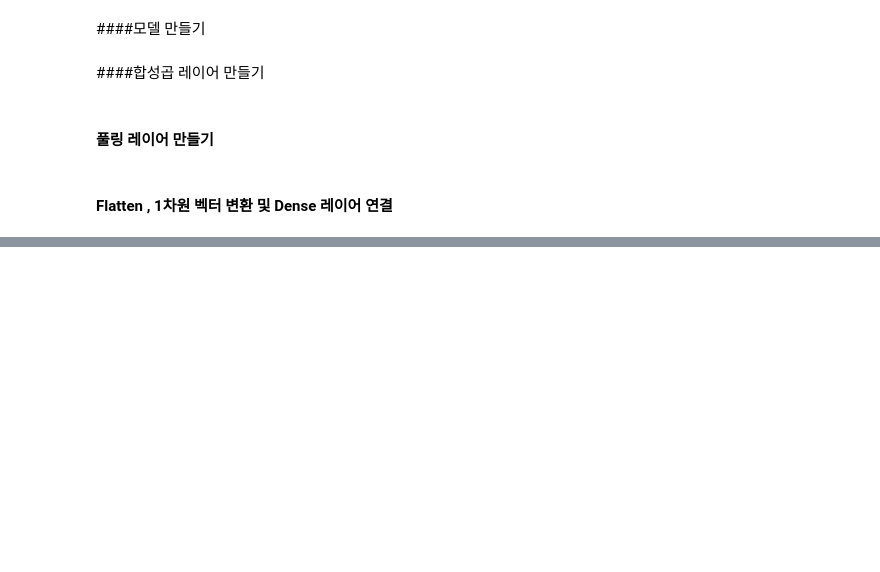
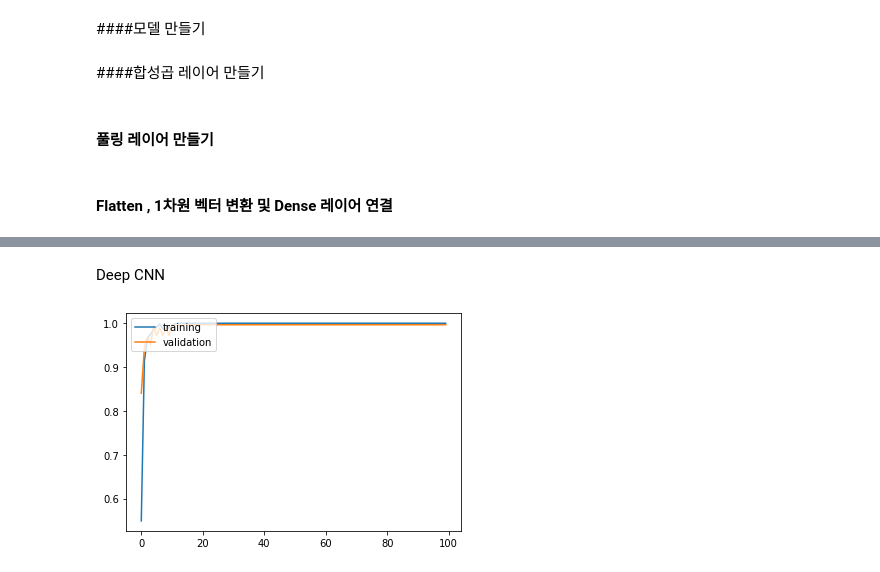
Before and after one commit to Supreme-YS/ML, a Jupyter notebook: cnn_basic_Keras.ipynb, the cells around one changed output, grey strips where cells are left out. Drawn from its saved outputs; the diff is of its cells as text; code cells hidden in the pictures; blank space fills up the shorter version.

```diff
--- a/cnn_basic_Keras.ipynb
+++ b/cnn_basic_Keras.ipynb
@@ -209,0 +210,40 @@ Test accuracy : 0.980555534362793
+# %% [markdown]
+Deep CNN
+# %%
+def deep_cnn() :
+
+    model = Sequential()
+
+    model.add( Conv2D(input_shape=(X_train.shape[1], X_train.shape[2], X_train.shape[3]), filters=50, kernel_size=(3,3), strides=(1,1), padding='same', activation='relu'))
+    model.add( Conv2D( filters=50, kernel_size=(3,3), strides=(1,1), padding='same', activation='relu'))
+    model.add( Conv2D( filters=50, kernel_size=(3,3), strides=(1,1), padding='same', activation='relu'))
+    model.add( Conv2D( filters=50, kernel_size=(3,3), strides=(1,1), padding='same', activation='relu'))
+
+    model.add( MaxPooling2D(pool_size=(2,2), padding='same'))
+
+    model.add( Conv2D( filters=50, kernel_size=(3,3), strides=(1,1), padding='same', activation='relu'))
+    model.add( Conv2D( filters=50, kernel_size=(3,3), strides=(1,1), padding='same', activation='relu'))
+
+    model.add( MaxPooling2D(pool_size=(2,2), padding='same'))
+
+    model.add( Flatten() )
+    model.add( Dense(50, activation='relu'))
+
+    model.add( Dense(10, activation='softmax'))
+
+    adam = Adam(lr = 0.001)
+    model.compile(loss = 'categorical_crossentropy', optimizer = adam, metrics=['accuracy'])
+
+    return model
+# %%
+model = deep_cnn()
+model.summary()
+# %%
+history = model.fit(X_train, y_train, batch_size = 50, validation_split=0.2, epochs=100, verbose = 0)
+# %%
+plt.plot(history.history['accuracy'])
+plt.plot(history.history['val_accuracy'])
+plt.legend(['training', 'validation'], loc = 'upper left')
+plt.show()
+# %% [output]
+[figure, added]
```
Also changed, not shown: parts of 14 cells of this notebook.
